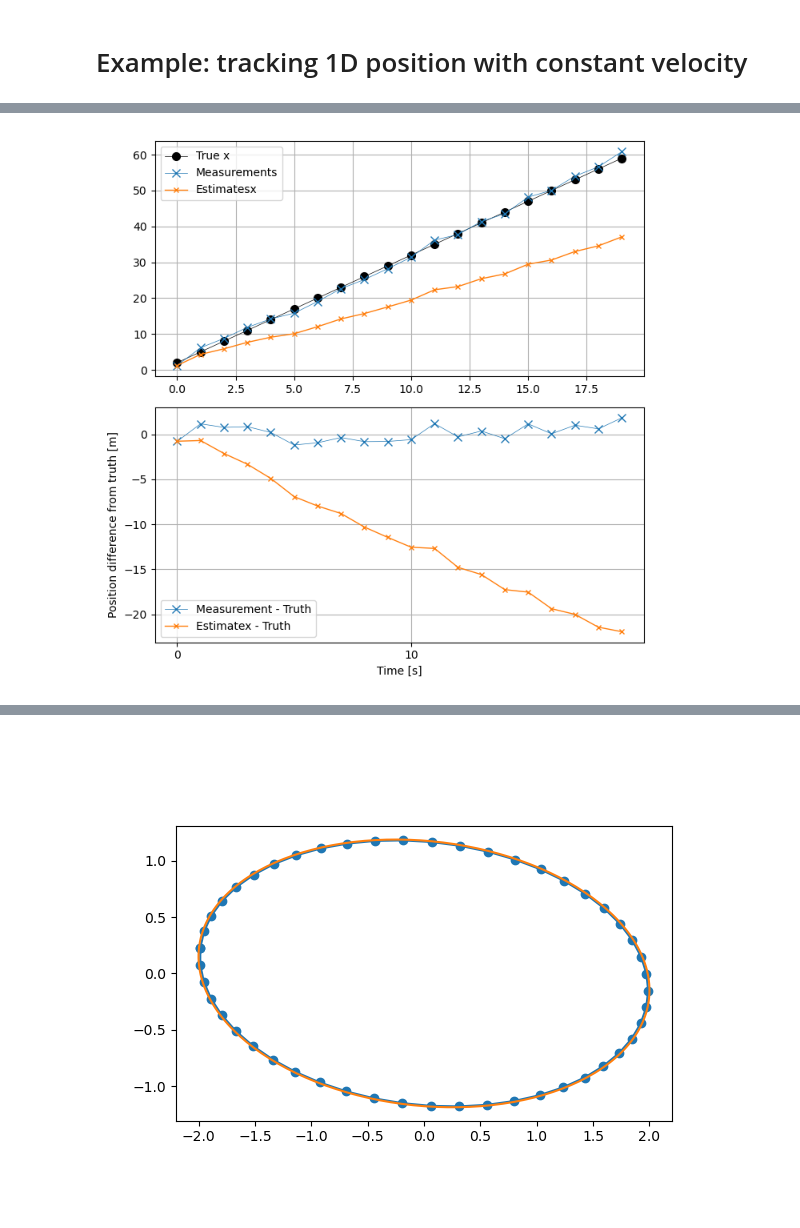
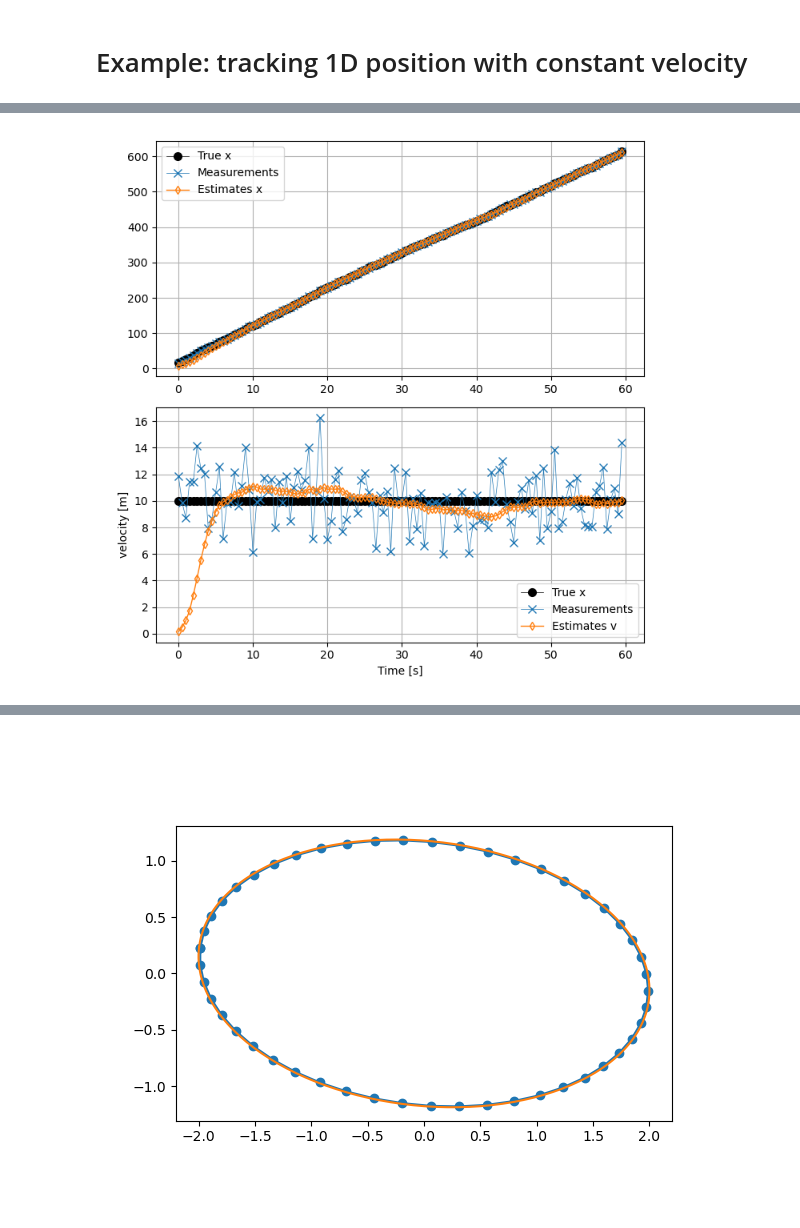
Before and after one commit to igred8/orbital_dynamics_basic, a Jupyter notebook: notebooks/00.1-dev-kalman-igad.ipynb, the cells around one changed output, grey strips where cells are left out. Drawn from its saved outputs; the diff is of its cells as text; code cells hidden in the pictures.

```diff
--- a/notebooks/00.1-dev-kalman-igad.ipynb
+++ b/notebooks/00.1-dev-kalman-igad.ipynb
@@ -29,0 +32,12 @@ array([[0.e+00, 1.e-02, 5.e-05],
+# %%
+time_step = 0.5
+n_measurements = 120
+timevec = np.arange(n_measurements) * time_step
+xtrue_init = 10
+vtrue = 10
+vmeas = vtrue + rng.normal(0, 2, n_measurements)
+xtrue = np.cumsum(time_step*vmeas) + xtrue_init
+xmeas = xtrue + rng.normal(0, 1, n_measurements)
+
+measurements = xmeas
+# measurements = np.vstack((xmeas, vmeas)).T
@@ -30,33 +46,32 @@ array([[0.e+00, 1.e-02, 5.e-05],
 # %%
 
-dt = 1
+dt = time_step
 # state: [position, velocity]
 F = se.gen_newtonian_motion_update_matrix(dt, state_vec_order=1)
 # measurement process (state to measurement)
-H = np.array([
+H = np.array([[1,0]])
+# H = np.array([
+#     [1, 0],
+#     [0, 1]
+#     ])
+# process noise
+Q = np.array([
     [1, 0],
     [0, 1]
-    ])
-# process noise
-Q = np.array([
-    [0.1, 0],
-    [0, 0.1]
-    ])
+    ]) *1
 # measurement noise
-R = np.array([
-    [0.1, 0],
-    [0, 0.1]
-    ])
+R = np.array([[201]])
+# R = np.array([
+#     [0.1, 0],
+#     [0, 0.1]
+#     ])
 
 # initial state
-x0 = np.array([
-    [5],
-    [3]
-    ])
+x0 = np.array([[5, 0]]).T
 # initial uncertainty. make high to convey broader prior
 P0 = np.array([
-    [10, 0],
-    [0, 10],
+    [100, 0],
+    [0, 9],
 ])
 # controls
 B = np.eye(2)
@@ -65,44 +80,36 @@ u = np.zeros_like(x0)
 # init Kalman filter
 kf = se.KalmanFilter(x0, P0, F, B, u, Q, H, R )
 
-# Simulate some noisy measurements
-n_measurements = 20
-timevec = np.arange(n_measurements) * dt
-vtrue = 3
-true_positions = vtrue * timevec + 2
-# added noise here is all noise in system and measurement
-xmeas = true_positions + rng.normal(0, 1, true_positions.shape)
-vmeas = vtrue + rng.normal(0, 0.1, true_positions.shape)
-# xmeas = np.cumsum(vmeas * dt) + 2
-measurements = np.vstack((xmeas, vmeas)).T
-
 for z in measurements:
     x_est, _ = kf.perform_epoch(u=None, z=z.reshape([-1,1]), postcovkwargs={'stable':True})
 
 
-print("True position:", [f"{e:.2f}" for e in true_positions])
-print("Measured:", [f"{e:.2f}" for e in measurements[:,0]])
+print("True position:", [f"{e:.2f}" for e in xtrue])
+print("Measured:", [f"{e:.2f}" for e in xmeas])
 # estimatesxv = np.reshape(kf.x,[-1,2])[2::2, :]
 estimatesxv = kf.get_states(which='estimates')
 print("Estimates:", [f"{e:.2f}" for e in estimatesxv[:,0]])
 kfstates = kf.get_states(which='all')
 
 fig, axs = plt.subplots(2,1, figsize=[7,7])
-axs[0].plot(timevec, true_positions, lw=0.5, marker='o', ms=7, color='k', label='True x')
-axs[0].plot(timevec, measurements[:,0], lw=0.5, marker='x', ms=7, color='tab:blue', label='Measurements')
-axs[0].plot(timevec, estimatesxv[:,0], lw=1, marker='x', ms=5, color='tab:orange', label='Estimatesx')
+axs[0].plot(timevec, xtrue, lw=0.5, marker='o', ms=7, color='k', label='True x')
+axs[0].plot(timevec, xmeas, lw=0.5, marker='x', ms=7, color='tab:blue', label='Measurements')
+axs[0].plot(timevec, estimatesxv[:,0], lw=1, marker='d', ms=5, color='tab:orange', mfc='none',label='Estimates x')
 # axs[0].plot( dt*(0.5*np.arange(kfstates.shape[0]) - 1) , kfstates[:,0], lw=1, marker='x', ms=5, color='tab:orange', label='all states')
 axs[0].legend()
 
-axs[1].plot(timevec, measurements[:,0] - true_positions, lw=0.5, marker='x', ms=7, color='tab:blue', label='Measurement - Truth')
-axs[1].plot(timevec, estimatesxv[:,0] - true_positions, lw=1, marker='x', ms=5, color='tab:orange', label='Estimatex - Truth')
+axs[1].plot(timevec, vtrue*np.ones(n_measurements), lw=0.5, marker='o', ms=7, color='k', label='True x')
+axs[1].plot(timevec, vmeas, lw=0.5, marker='x', ms=7, color='tab:blue', label='Measurements')
+axs[1].plot(timevec, estimatesxv[:,1], lw=1, marker='d', ms=5, color='tab:orange',mfc='none', label='Estimates v')
+# axs[1].plot( dt*(0.5*np.arange(kfstates.shape[0]) - 1) , kfstates[:,1], lw=1, marker='x', ms=5, color='tab:orange', label='all states')
+
 axs[1].legend()
 
 axkwargs = {
-    'xticks': timevec[::10],
+    # 'xticks': timevec[::10],
     # 'ylim': [-20, 20],
     'xlabel': 'Time [s]',
-    'ylabel': 'Position difference from truth [m]',
+    'ylabel': 'velocity [m]',
 }
 axs[1].set(**axkwargs)
 for ax in axs:
@@ -117,4 +124,4 @@ Estimates: ['1.23', '4.30', '5.86', '7.67', '9.10', '10.07', '12.03', '14.20', '
-[figure, old version]
+[figure, new version]
 # %%
 plt.close('all')
 # %%
```
Also changed, not shown: parts of 5 cells of this notebook, 4 other files.
